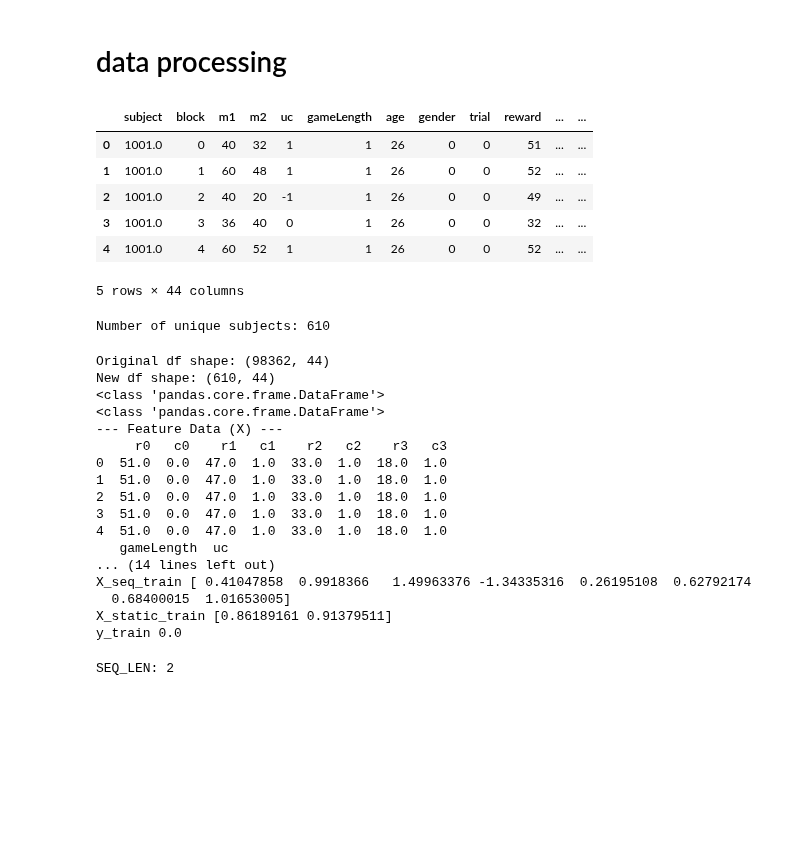
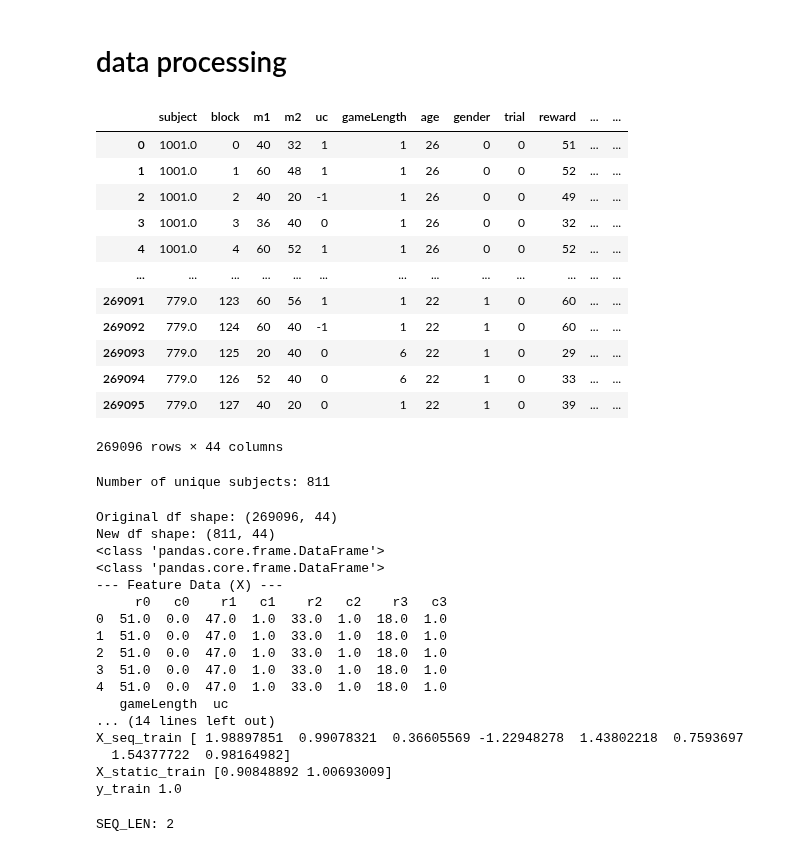
Before and after one commit to althealuo/Horizon, a Jupyter notebook: Horizon_first_trial.ipynb, the cells around one changed output. Saved outputs shown, nothing was run; the diff lists cells and outputs as text; code cells hidden in the pictures; blank space fills up the shorter version.

```diff
--- a/Horizon_first_trial.ipynb
+++ b/Horizon_first_trial.ipynb
@@ -31,22 +31,35 @@ Using device: cuda
 # %% [markdown]
 # data processing
 # %%
-df = pd.read_csv("data/my_horizon_data_0919.csv")
+# df = pd.read_csv("data/my_horizon_data_0919.csv")
+
+
+files = [
+    "data/my_horizon_data.csv",
+    "data/my_horizon_data_0919.csv",
+]
+df = pd.concat((pd.read_csv(f) for f in files), ignore_index=True)
 # %%
-df.head()
+df
 # %% [output]
 |  | subject | block | m1 | m2 | uc | gameLength | age | gender | trial | reward | ... | ... |
 | 0 | 1001.0 | 0 | 40 | 32 | 1 | 1 | 26 | 0 | 0 | 51 | ... | ... |
 | 1 | 1001.0 | 1 | 60 | 48 | 1 | 1 | 26 | 0 | 0 | 52 | ... | ... |
 | 2 | 1001.0 | 2 | 40 | 20 | -1 | 1 | 26 | 0 | 0 | 49 | ... | ... |
 | 3 | 1001.0 | 3 | 36 | 40 | 0 | 1 | 26 | 0 | 0 | 32 | ... | ... |
 | 4 | 1001.0 | 4 | 60 | 52 | 1 | 1 | 26 | 0 | 0 | 52 | ... | ... |
+| ... | ... | ... | ... | ... | ... | ... | ... | ... | ... | ... | ... | ... |
+| 269091 | 779.0 | 123 | 60 | 56 | 1 | 1 | 22 | 1 | 0 | 60 | ... | ... |
+| 269092 | 779.0 | 124 | 60 | 40 | -1 | 1 | 22 | 1 | 0 | 60 | ... | ... |
+| 269093 | 779.0 | 125 | 20 | 40 | 0 | 6 | 22 | 1 | 0 | 29 | ... | ... |
+| 269094 | 779.0 | 126 | 52 | 40 | 0 | 6 | 22 | 1 | 0 | 33 | ... | ... |
+| 269095 | 779.0 | 127 | 40 | 20 | 0 | 1 | 22 | 1 | 0 | 39 | ... | ... |
-5 rows × 44 columns
+269096 rows × 44 columns
 # %%
 num_subjects = df["subject"].nunique()
 print("Number of unique subjects:", num_subjects)
 # %% [output]
-Number of unique subjects: 610
+Number of unique subjects: 811
 # %%
 # same as sklearn
 
@@ -103,8 +116,8 @@ print(f'X_seq_train {X_seq_train[0]}')
 print(f'X_static_train {X_static_train[0]}')
 print(f'y_train {y_train.iloc[0]}')
 # %% [output]
-Original df shape: (98362, 44)
-New df shape: (610, 44)
+Original df shape: (269096, 44)
+New df shape: (811, 44)
 <class 'pandas.core.frame.DataFrame'>
 <class 'pandas.core.frame.DataFrame'>
 --- Feature Data (X) ---
@@ -116,10 +129,10 @@ New df shape: (610, 44)
 4  51.0  0.0  47.0  1.0  33.0  1.0  18.0  1.0
    gameLength  uc
 ... (14 lines left out)
-X_seq_train [ 0.41047858  0.9918366   1.49963376 -1.34335316  0.26195108  0.62792174
-  0.68400015  1.01653005]
-X_static_train [0.86189161 0.91379511]
-y_train 0.0
+X_seq_train [ 1.98897851  0.99078321  0.36605569 -1.22948278  1.43802218  0.7593697
+  1.54377722  0.98164982]
+X_static_train [0.90848892 1.00693009]
+y_train 1.0
 # %%
 SEQ_LEN = seq_features.__len__() // 4
 print(f"SEQ_LEN: {SEQ_LEN}")
```
Also changed, not shown: parts of 6 cells of this notebook, 3 other files.
